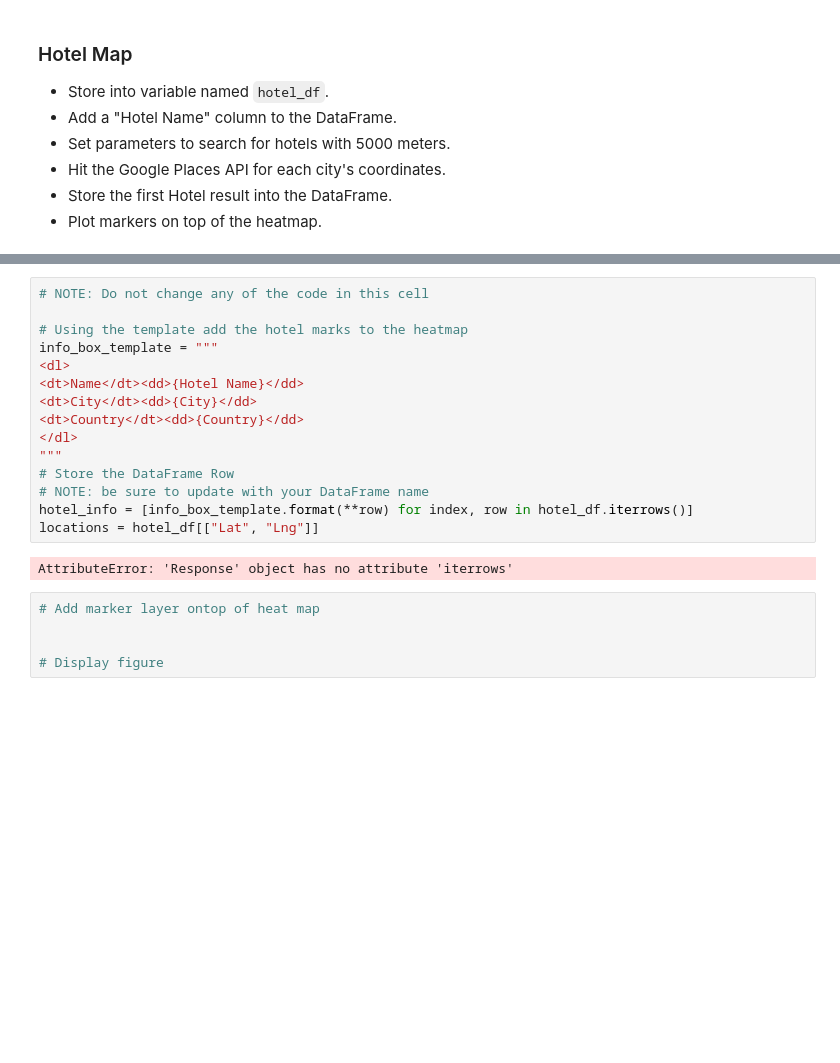
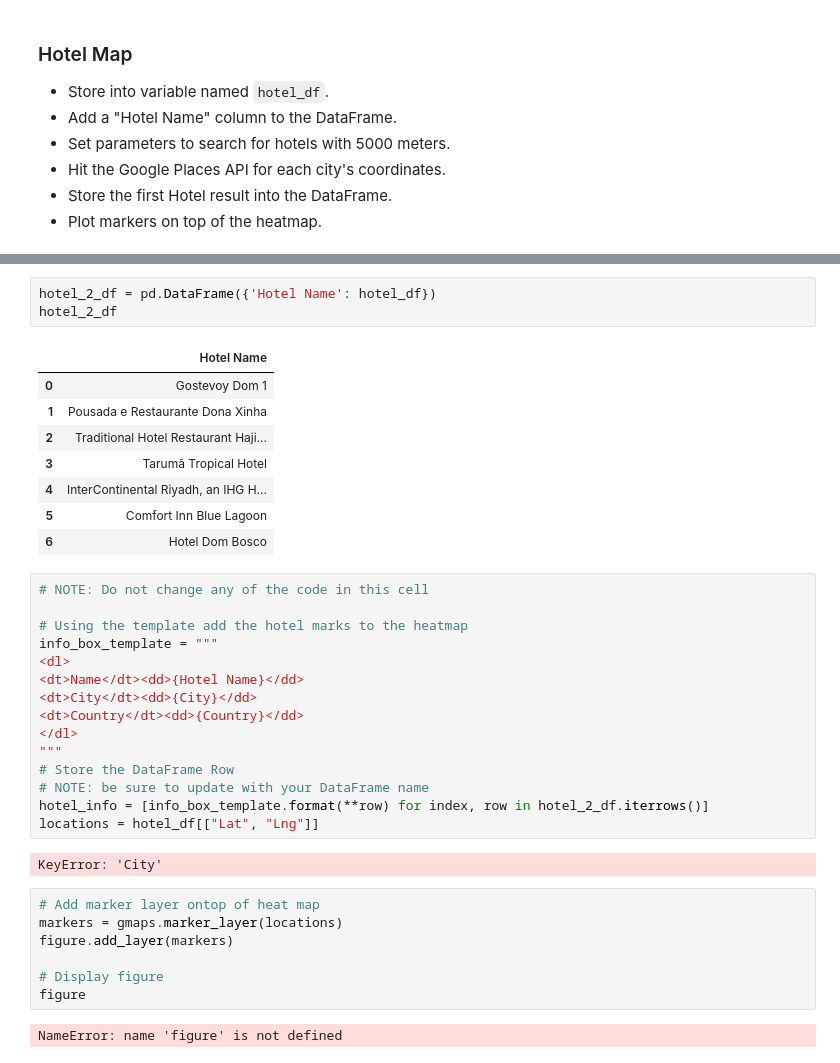
Before and after one commit to mpario/python-api-challenge, a Jupyter notebook: vacationpy.ipynb, the cells around one changed output, grey strips where cells are left out. Cells and saved outputs as stored; diff of their text form; blank space fills up the shorter version.

```diff
--- a/vacationpy.ipynb
+++ b/vacationpy.ipynb
@@ -158,3 +192,15 @@ for vacay in vacationpy_weather_crit:
+# %%
+hotel_2_df = pd.DataFrame({'Hotel Name': hotel_df})
+hotel_2_df
+# %% [output]
+|  | Hotel Name |
+| 0 | Gostevoy Dom 1 |
+| 1 | Pousada e Restaurante Dona Xinha |
+| 2 | Traditional Hotel Restaurant Haji... |
+| 3 | Tarumã Tropical Hotel |
+| 4 | InterContinental Riyadh, an IHG H... |
+| 5 | Comfort Inn Blue Lagoon |
+| 6 | Hotel Dom Bosco |
 # %%
 # NOTE: Do not change any of the code in this cell
 
@@ -168,12 +214,16 @@ info_box_template = """
 """
 # Store the DataFrame Row
 # NOTE: be sure to update with your DataFrame name
-hotel_info = [info_box_template.format(**row) for index, row in hotel_df.iterrows()]
+hotel_info = [info_box_template.format(**row) for index, row in hotel_2_df.iterrows()]
 locations = hotel_df[["Lat", "Lng"]]
 # %% [output]
-AttributeError: 'Response' object has no attribute 'iterrows'
+KeyError: 'City'
 # %%
 # Add marker layer ontop of heat map
-
+markers = gmaps.marker_layer(locations)
+figure.add_layer(markers)
 
 # Display figure
+figure
+# %% [output]
+NameError: name 'figure' is not defined
```
Also changed, not shown: parts of 8 cells of this notebook.
